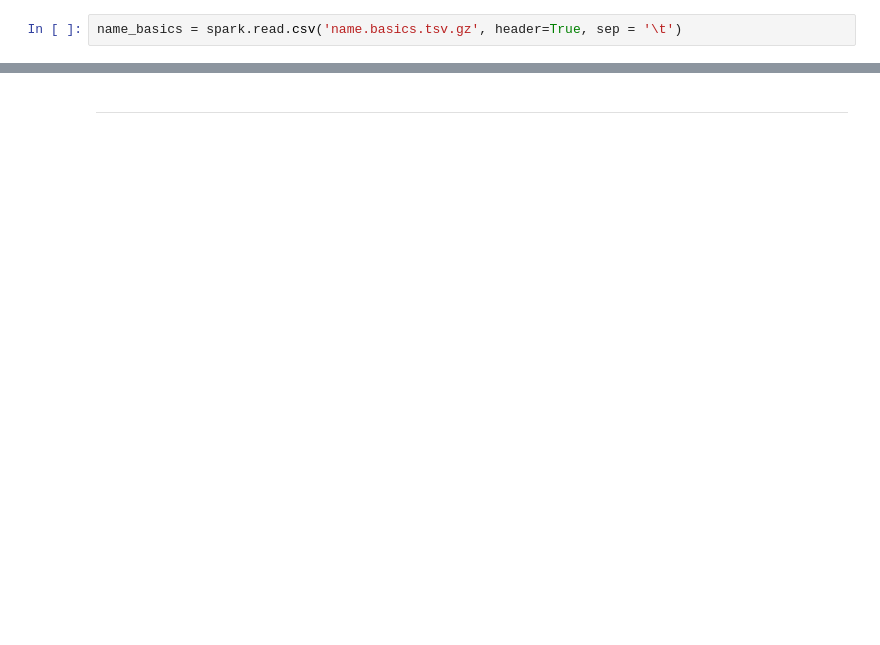
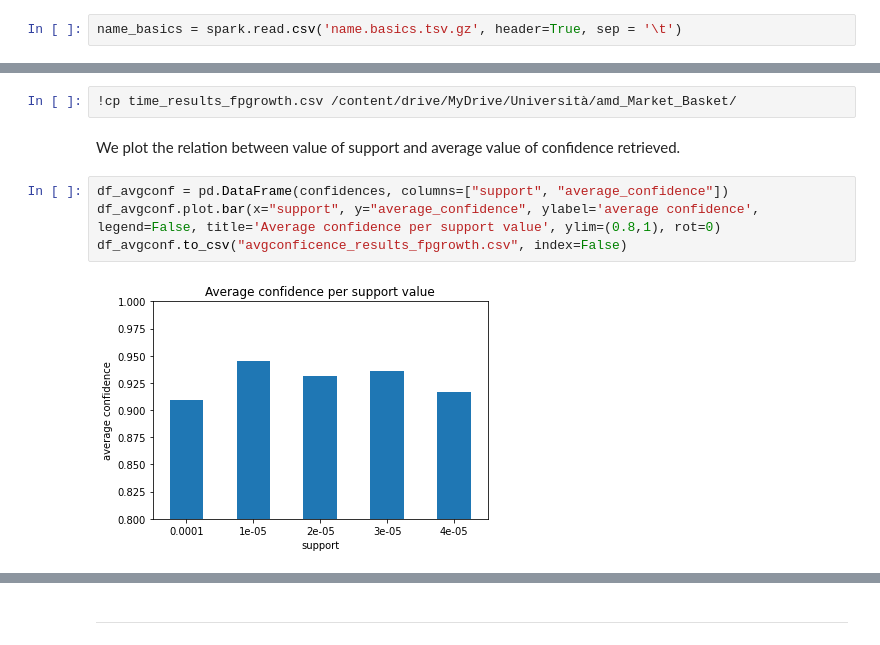
Before and after one commit to martinaviggiano/AMD_Market_Basket_IMDB, a Jupyter notebook: AMD_Market_Basket_Analysis.ipynb, the cells around one changed output, grey strips where cells are left out. Saved outputs shown, nothing was run; the diff lists cells and outputs as text; blank space fills up the shorter version.

```diff
--- a/AMD_Market_Basket_Analysis.ipynb
+++ b/AMD_Market_Basket_Analysis.ipynb
@@ -425,0 +232,10 @@ only showing top 10 rows
+# %%
+!cp time_results_fpgrowth.csv /content/drive/MyDrive/Università/amd_Market_Basket/
+# %% [markdown]
+We plot the relation between value of support and average value of confidence retrieved.
+# %%
+df_avgconf = pd.DataFrame(confidences, columns=["support", "average_confidence"])
+df_avgconf.plot.bar(x="support", y="average_confidence", ylabel='average confidence', legend=False, title='Average confidence per support value', ylim=(0.8,1), rot=0)
+df_avgconf.to_csv("avgconficence_results_fpgrowth.csv", index=False)
+# %% [output]
+[figure, added]
```
Also changed, not shown: parts of 91 cells of this notebook.
